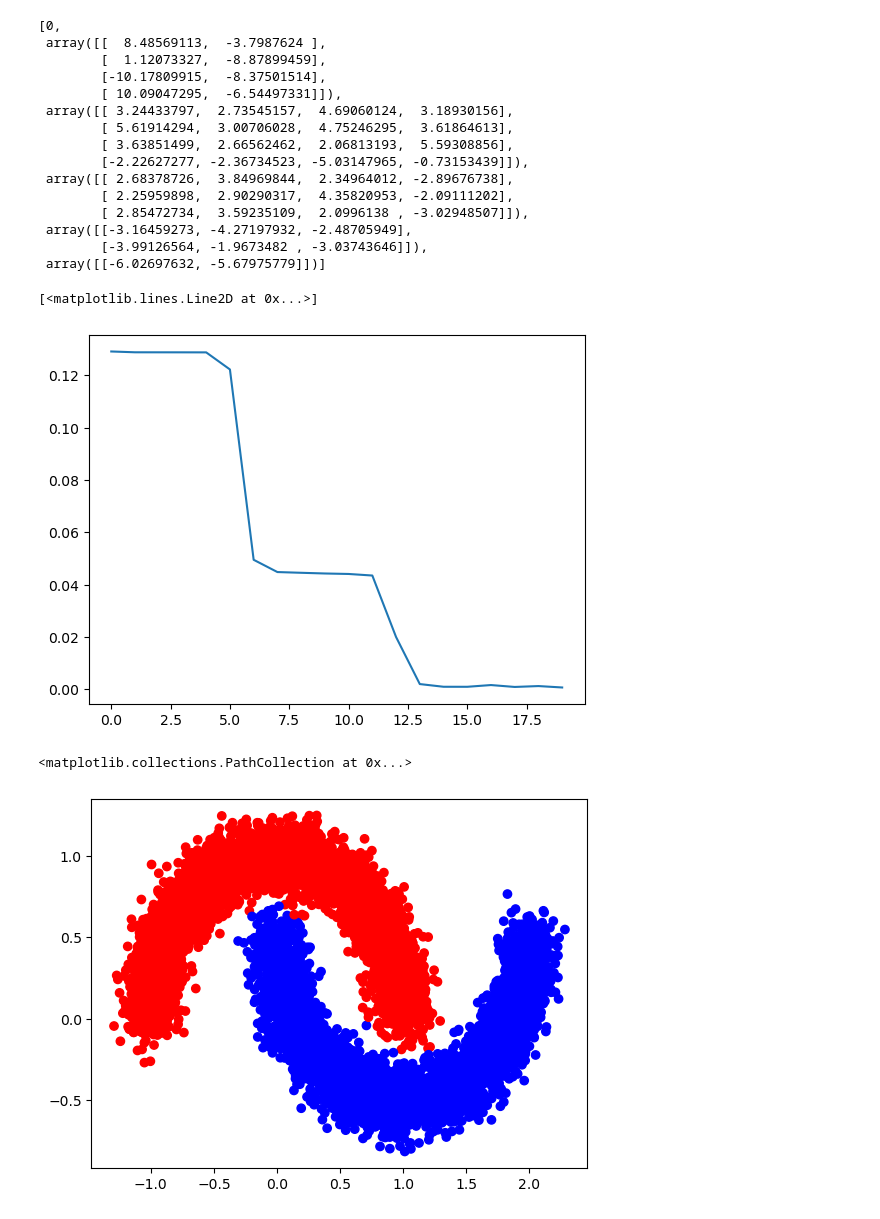
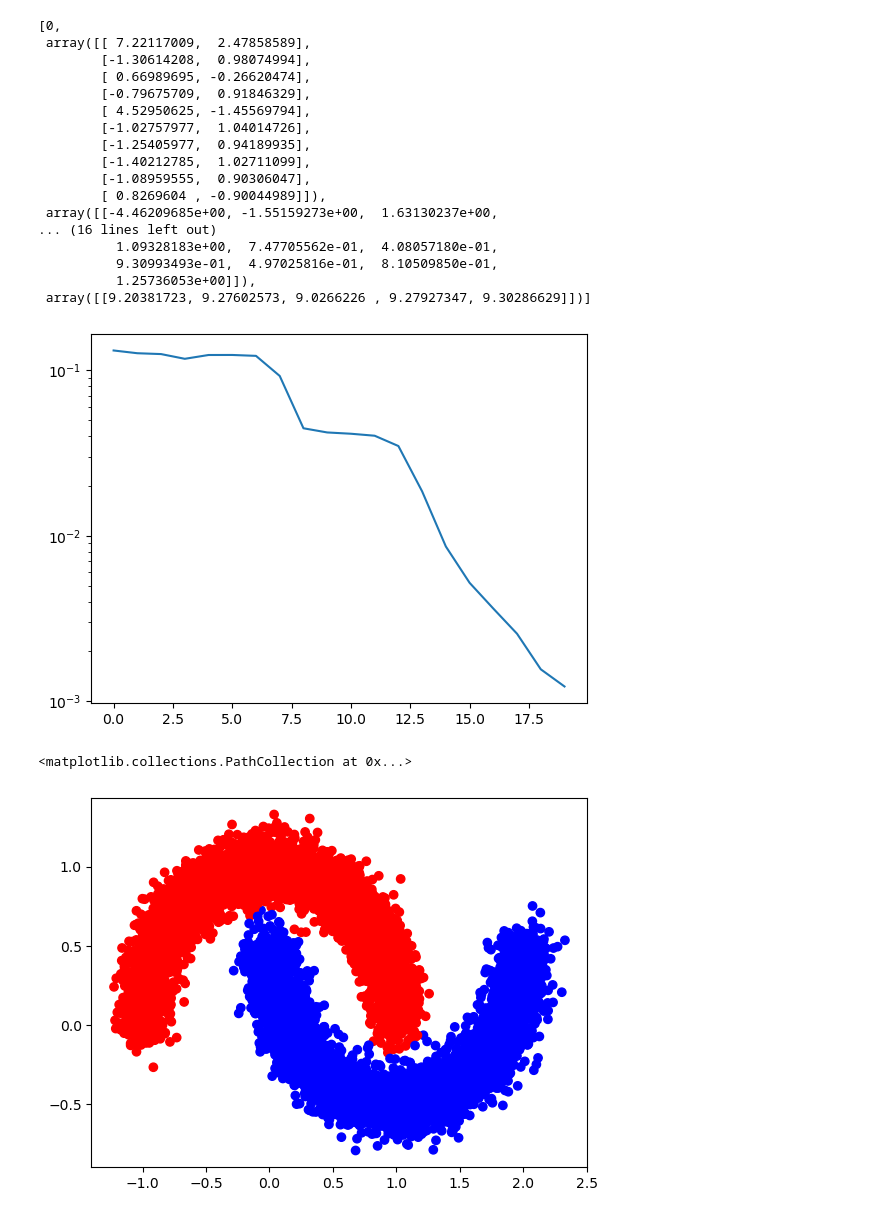
Before and after one commit to callumfrederiksen/mlp-framework, a Jupyter notebook: PoC.ipynb, the cells around one changed output. Saved outputs shown, nothing was run; the diff lists cells and outputs as text; code cells hidden in the pictures.

```diff
--- a/PoC.ipynb
+++ b/PoC.ipynb
@@ -26,7 +26,7 @@ Ys = np.array(Ys).reshape(batch_num, batch_size, 1, 1)
 X = X.reshape(n, 2, 1)
 Y = Y.reshape(n, 1, 1)
 # %%
-size = [2, 4, 4, 3, 2, 1]
+size = [2, 10, 5, 1]
 # %%
 weights = [0]
 biases = [0]
@@ -55,21 +75,19 @@ def sigmoid_derivative(y):
     return y * ( 1 - y )
 # %%
 def backprop(weights, biases, xi, y, activations):
-    deltas = [0] * 6
-    dL_dwK = [0] * 6
-    dL_dbK = [0] * 6
+    deltas = [0] * len(activations)
+    dL_dwK = [0] * len(activations)
+    dL_dbK = [0] * len(activations)
 
-    deltas[5] = ( activations[-1] - y ) * sigmoid_derivative(activations[-1])
-    dL_dwK[5] = deltas[5] @ activations[4].T
-    dL_dbK[5] = deltas[5]
+    deltas[-1] = ( activations[-1] - y ) * sigmoid_derivative(activations[-1])
+    dL_dwK[-1] = deltas[-1] @ activations[-1].T
+    dL_dbK[-1] = deltas[-1]
 
-    for i in range(4, 0, -1):
+    for i in range(len(deltas)-2, 0, -1):
         deltas[i] = ( weights[i+1].T @ deltas[ i + 1 ] ) * sigmoid_derivative(activations[i])
         dL_dwK[i] = deltas[i] @ activations[ i - 1 ].T
         dL_dbK[i] = deltas[i]
 
-
-
     return dL_dwK, dL_dbK
 # %%
 act = feed_forward(Xs[0][2], weights, biases)
@@ -85,6 +117,6 @@ for w in bc:
 # %%
 epochs = 20
-lr = 1
+lr = 0.1
 loss = []
 # %%
 for i in tqdm(range(epochs)):
@@ -106,29 +138,30 @@ for i in tqdm(range(epochs)):
 weights
 # %% [output]
 [0,
- array([[  8.48569113,  -3.7987624 ],
-        [  1.12073327,  -8.87899459],
-        [-10.17809915,  -8.37501514],
-        [ 10.09047295,  -6.54497331]]),
- array([[ 3.24433797,  2.73545157,  4.69060124,  3.18930156],
-        [ 5.61914294,  3.00706028,  4.75246295,  3.61864613],
-        [ 3.63851499,  2.66562462,  2.06813193,  5.59308856],
-        [-2.22627277, -2.36734523, -5.03147965, -0.73153439]]),
- array([[ 2.68378726,  3.84969844,  2.34964012, -2.89676738],
-        [ 2.25959898,  2.90290317,  4.35820953, -2.09111202],
-        [ 2.85472734,  3.59235109,  2.0996138 , -3.02948507]]),
- array([[-3.16459273, -4.27197932, -2.48705949],
-        [-3.99126564, -1.9673482 , -3.03743646]]),
- array([[-6.02697632, -5.67975779]])]
+ array([[ 7.22117009,  2.47858589],
+        [-1.30614208,  0.98074994],
+        [ 0.66989695, -0.26620474],
+        [-0.79675709,  0.91846329],
+        [ 4.52950625, -1.45569794],
+        [-1.02757977,  1.04014726],
+        [-1.25405977,  0.94189935],
+        [-1.40212785,  1.02711099],
+        [-1.08959555,  0.90306047],
+        [ 0.8269604 , -0.90044989]]),
+ array([[-4.46209685e+00, -1.55159273e+00,  1.63130237e+00,
+... (16 lines left out)
+          1.09328183e+00,  7.47705562e-01,  4.08057180e-01,
+          9.30993493e-01,  4.97025816e-01,  8.10509850e-01,
+          1.25736053e+00]]),
+ array([[9.20381723, 9.27602573, 9.0266226 , 9.27927347, 9.30286629]])]
 # %%
 xcoord = np.array([n for n in range(epochs)]).reshape(epochs, 1)
 ycoord = np.array(loss).reshape(epochs, 1)
 plt.plot(xcoord, ycoord)
 #plt.xscale('log')
-#plt.yscale('log')
+plt.yscale('log')
 # %% [output]
-[<matplotlib.lines.Line2D at 0x...>]
-[figure, old version]
+[figure, new version]
 # %%
 def evaluate_visually(x, w, b):
     rb = []
@@ -143,7 +176,7 @@ rb = evaluate_visually(X.reshape(n, 2, 1), weights, biases)
 plt.scatter(Xs[:,:,0,:], Xs[:,:,1,:], c=rb)
 # %% [output]
 <matplotlib.collections.PathCollection at 0x...>
-[figure, old version]
+[figure, new version]
 # %%
 def evaluate_errors(x, w, b, y):
     rb = []
```
Also changed, not shown: parts of 4 cells of this notebook.
